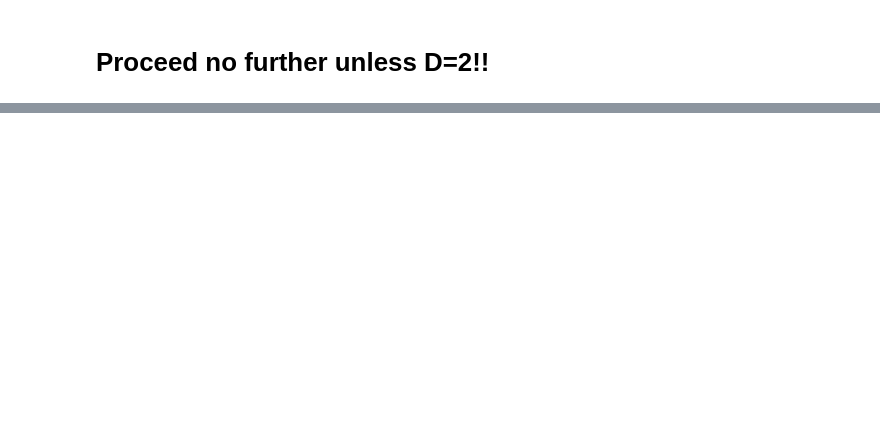
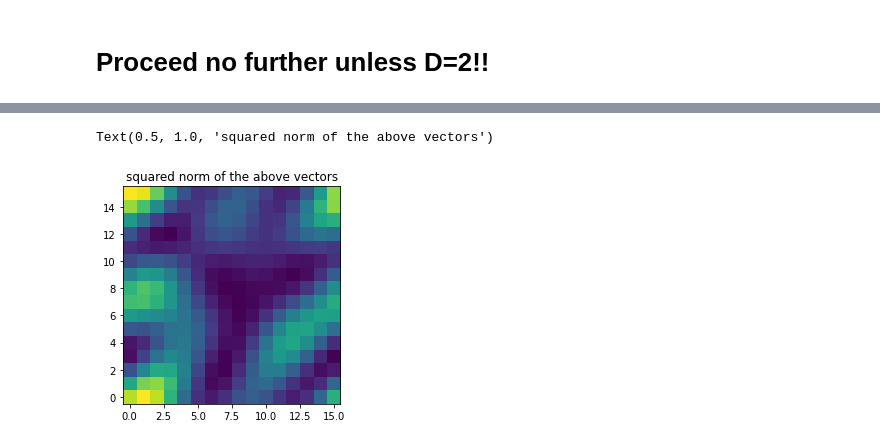
Before and after one commit to davidwhogg/GeometricConvolutions, a Jupyter notebook: ipynb/group_averaging.ipynb, the cells around one changed output, grey strips where cells are left out. Cells and saved outputs as stored; diff of their text form; code cells hidden in the pictures; blank space fills up the shorter version.

```diff
--- a/ipynb/group_averaging.ipynb
+++ b/ipynb/group_averaging.ipynb
@@ -25,7 +26,7 @@ import scipy.signal as sig
 # %%
 # Set integers:
 D = 2 # D-dimensional image (must be 2 or 3 for plotting to work)
-M = 3 # must be an odd integer
+M = 5 # must be an odd integer
 # %%
 # Make all n x n pixels
 if M % 2 != 1:
@@ -190,7 +267,24 @@ def get_unique_scalar_filters(matrix):
             amps[i] *= -1
     # make sure that the zeros are zeros.
     amps[np.abs(amps) < TINY] = 0.
-    return [pack_scalar_filter(aa) for aa in amps]
+    return order_filters([pack_scalar_filter(aa) for aa in amps])
+
+def filter_size(filter):
+    """
+    What is the (squared) size of the filter footprint?
+    """
+    foo, bar = 0., 0.
+    for kk, pp in zip(keys, pixels):
+        foo += np.sum((pp * np.sqrt(np.sum(np.atleast_1d(filter[kk] ** 2)))) ** 2)
+        bar += np.sum((np.sqrt(np.sum(np.atleast_1d(filter[kk] ** 2)))) ** 2)
+    return foo / bar
+
+def order_filters(filters):
+    """
+    Order filters by size.
+    """
+    sizes = [filter_size(ff) for ff in filters]
+    return [filters[ii] for ii in np.argsort(sizes)]
 
 filters = get_unique_scalar_filters(filter_matrix)
 for ff in filters:
@@ -315,7 +427,7 @@ def get_unique_vector_filters(matrix, parity):
                 vecs[i] *= -1
     # make sure zeros are exactly zero
     vecs[np.abs(vecs) < TINY] = 0.0
-    return [pack_vector_filter(vv) for vv in vecs]
+    return order_filters([pack_vector_filter(vv) for vv in vecs])
 
 vfilters = get_unique_vector_filters(vfilter_matrix, 1)
 for ff in vfilters:
@@ -487,3 +642,10 @@ plt.show()
+# %%
+# Now show a nonlinear, local, scalar function of the scalar image
+plt.imshow(np.sum(sstarv * sstarv, axis=-1), origin="lower")
+plt.title("squared norm of the above vectors")
+# %% [output]
+Text(0.5, 1.0, 'squared norm of the above vectors')
+[figure, added]
 # %%
 plt.gca().set_aspect("equal", adjustable="box")
 plt.imshow(vstarv[:, :, 0, 0] + vstarv[:, :, 1, 1], origin="lower")
```
Also changed, not shown: parts of 25 cells of this notebook.
